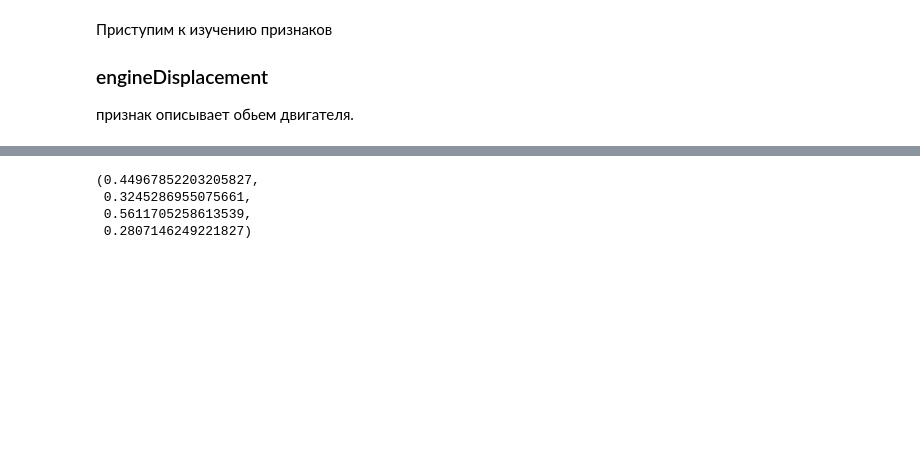
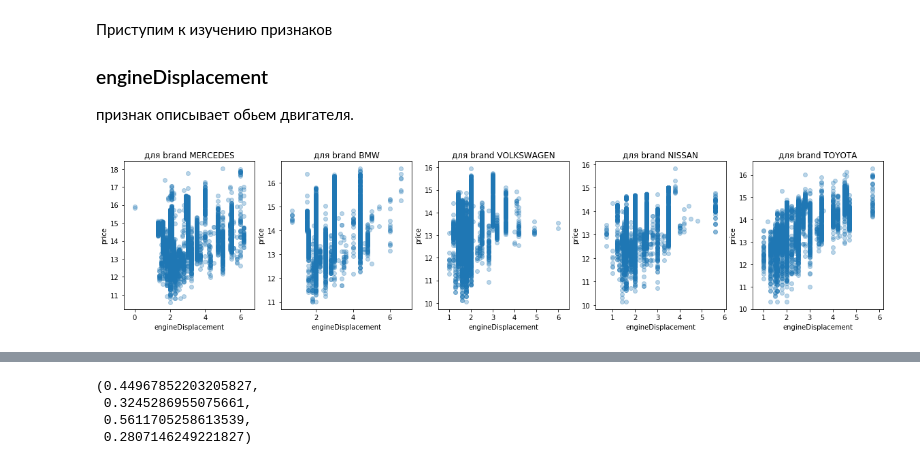
Before and after one commit to IvanovDmitryV/skillfactory_rds, a Jupyter notebook: Unit_7/Project_7_EDA0909.ipynb, the cells around one changed output, grey strips where cells are left out. Cells and saved outputs as stored; diff of their text form; code cells hidden in the pictures; blank space fills up the shorter version.

```diff
--- a/Unit_7/Project_7_EDA0909.ipynb
+++ b/Unit_7/Project_7_EDA0909.ipynb
@@ -96,16 +96,23 @@ def features_price_scatterplot(df,stud_column,top_column, n_top):
     top = df[top_column].value_counts().index[:n_top]
     fig, ax = plt.subplots(1,len(top), figsize=(20, 4))
 
+def features_price_scatterplot(df,stud_column,top_column, n_top):
+    top = df[top_column].value_counts().index[:n_top]
+    fig, ax = plt.subplots(1,len(top), figsize=(20, 4))
+
     for i,cat_val in enumerate(top):
         tmp = df[df[top_column]==cat_val]
-        ax[i].scatter(x = tmp[stud_column], y = tmp.price, alpha=0.3)
-        ax[i].set_title('для '+ top_column + ' ' + cat_val)
+        x = tmp[stud_column]
+        y = tmp.price
+        ax[i].scatter(x = x, y = y, alpha=0.3)
+        ax[i].set_title('для '+ top_column + ' ' + str(cat_val))
         ax[i].set_xlabel(stud_column)
         ax[i].set_ylabel("price")
-        ax[i].set_yscale( "log")
-        ax[i].set_xlim(left=max(x.min(),0),right = x.max())
-
-    plt.show()
+#         ax[i].set_yscale( "log")
+        xmarg = 0.1*(x.max() - max(x.min(),0))
+        ax[i].set_xlim(left=max(x.min(),0)-xmarg,right = x.max()+xmarg)
+#         ax[i].set_xmargin(0.2)
+    plt.show(x.max())
 # %% [markdown]
 ## Импорт бибилиотек
 # %%
@@ -298,21 +313,3 @@ externdata_full[['price'] + list(num_cols)].corr(method='spearman').loc[['price'
 - затем построим зависимость целевой переменной от признака для трех самых популярных марок.
 
 Получим три наиболее часто встречающиеся в data марки и модели:
-# %%
-def features_price_scatterplot(df,stud_column,top_column, n_top):
-    top = df[top_column].value_counts().index[:n_top]
-    fig, ax = plt.subplots(1,len(top), figsize=(20, 4))
-
-    for i,cat_val in enumerate(top):
-        tmp = df[df[top_column]==cat_val]
-        x = tmp[stud_column]
-        y = tmp.price
-        ax[i].scatter(x = x, y = y, alpha=0.3)
-        ax[i].set_title('для '+ top_column + ' ' + str(cat_val))
-        ax[i].set_xlabel(stud_column)
-        ax[i].set_ylabel("price")
-#         ax[i].set_yscale( "log")
-        xmarg = 0.1*(x.max() - max(x.min(),0))
-        ax[i].set_xlim(left=max(x.min(),0)-xmarg,right = x.max()+xmarg)
-#         ax[i].set_xmargin(0.2)
-    plt.show(x.max())
@@ -338,0 +394,4 @@ Index(['bodyType', 'brand', 'color', 'engineDisplacement', 'enginePower',
+# %%
+features_price_scatterplot(externdata_full,'engineDisplacement','brand',5)
+# %% [output]
+[figure, added]
```
Also changed, not shown: parts of 15 cells of this notebook.
